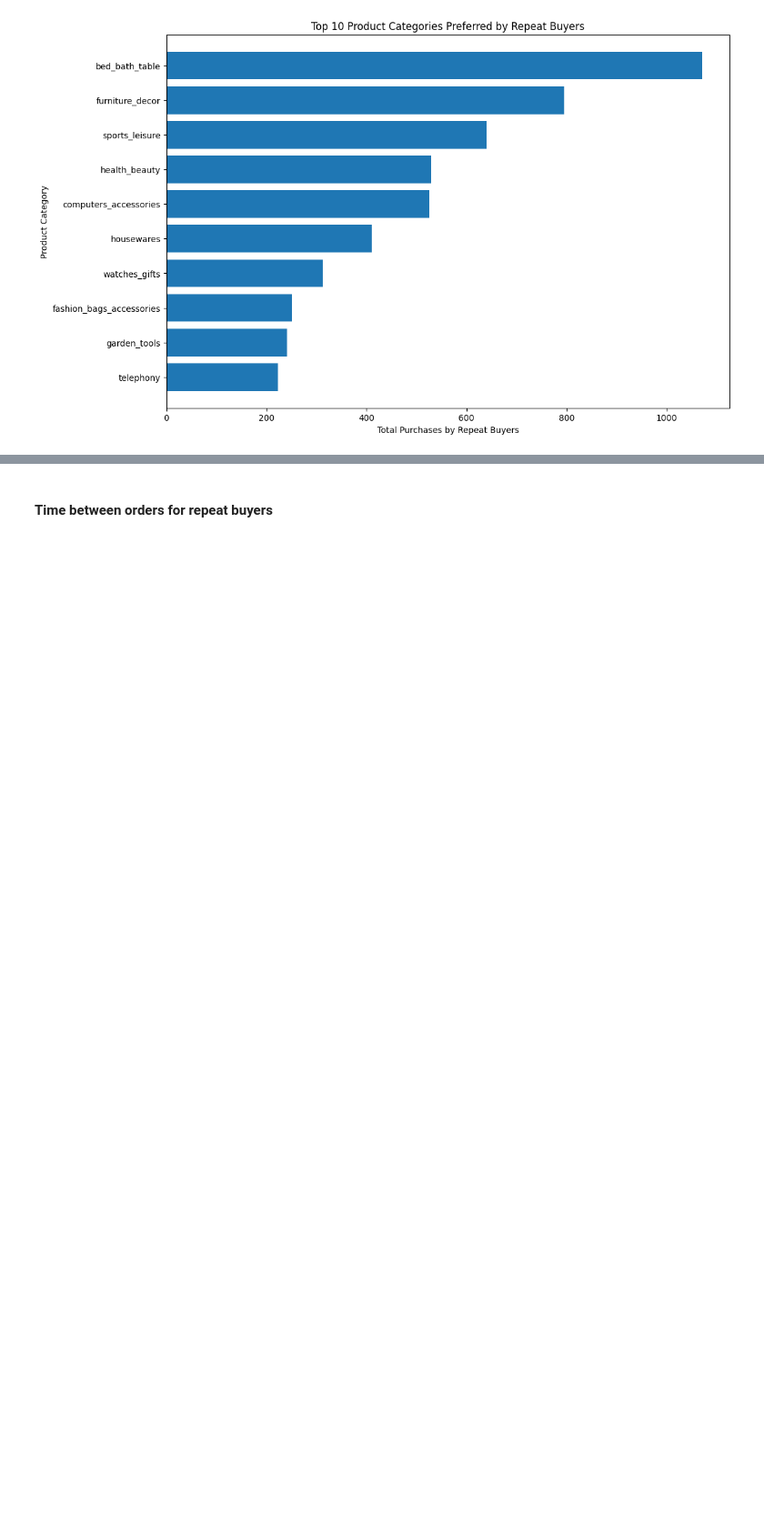
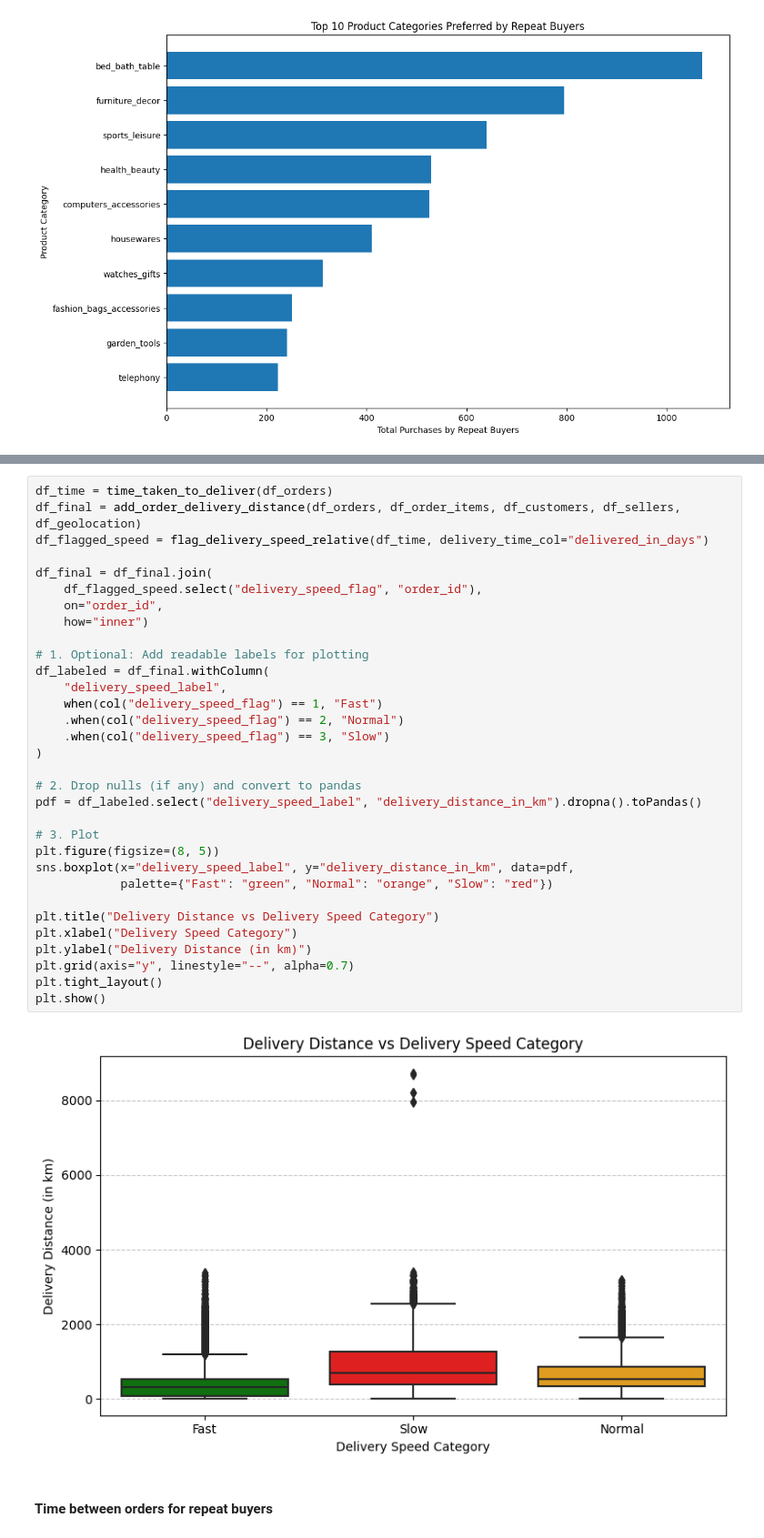
Before and after one commit to FutureYY/309Project, a Jupyter notebook: eda.ipynb, the cells around one changed output, grey strips where cells are left out. Shown at 91% size. Saved outputs shown, nothing was run; the diff lists cells and outputs as text; blank space fills up the shorter version.

```diff
--- a/eda.ipynb
+++ b/eda.ipynb
@@ -258,3 +329,37 @@ plt.savefig("images/Top_10_Product_Categories_Preferred_by_Repeat_Buyers.png")
+# %%
+df_time = time_taken_to_deliver(df_orders)
+df_final = add_order_delivery_distance(df_orders, df_order_items, df_customers, df_sellers, df_geolocation)
+df_flagged_speed = flag_delivery_speed_relative(df_time, delivery_time_col="delivered_in_days")
+
+df_final = df_final.join(
+    df_flagged_speed.select("delivery_speed_flag", "order_id"),
+    on="order_id",
+    how="inner")
+
+# 1. Optional: Add readable labels for plotting
+df_labeled = df_final.withColumn(
+    "delivery_speed_label",
+    when(col("delivery_speed_flag") == 1, "Fast")
+    .when(col("delivery_speed_flag") == 2, "Normal")
+    .when(col("delivery_speed_flag") == 3, "Slow")
+)
+
+# 2. Drop nulls (if any) and convert to pandas
+pdf = df_labeled.select("delivery_speed_label", "delivery_distance_in_km").dropna().toPandas()
+
+# 3. Plot
+plt.figure(figsize=(8, 5))
+sns.boxplot(x="delivery_speed_label", y="delivery_distance_in_km", data=pdf,
+            palette={"Fast": "green", "Normal": "orange", "Slow": "red"})
+
+plt.title("Delivery Distance vs Delivery Speed Category")
+plt.xlabel("Delivery Speed Category")
+plt.ylabel("Delivery Distance (in km)")
+plt.grid(axis="y", linestyle="--", alpha=0.7)
+plt.tight_layout()
+plt.show()
+# %% [output]
+[figure, added]
 # %% [markdown]
 #### Time between orders for repeat buyers
 # %%
```
Also changed, not shown: parts of 18 cells of this notebook.
